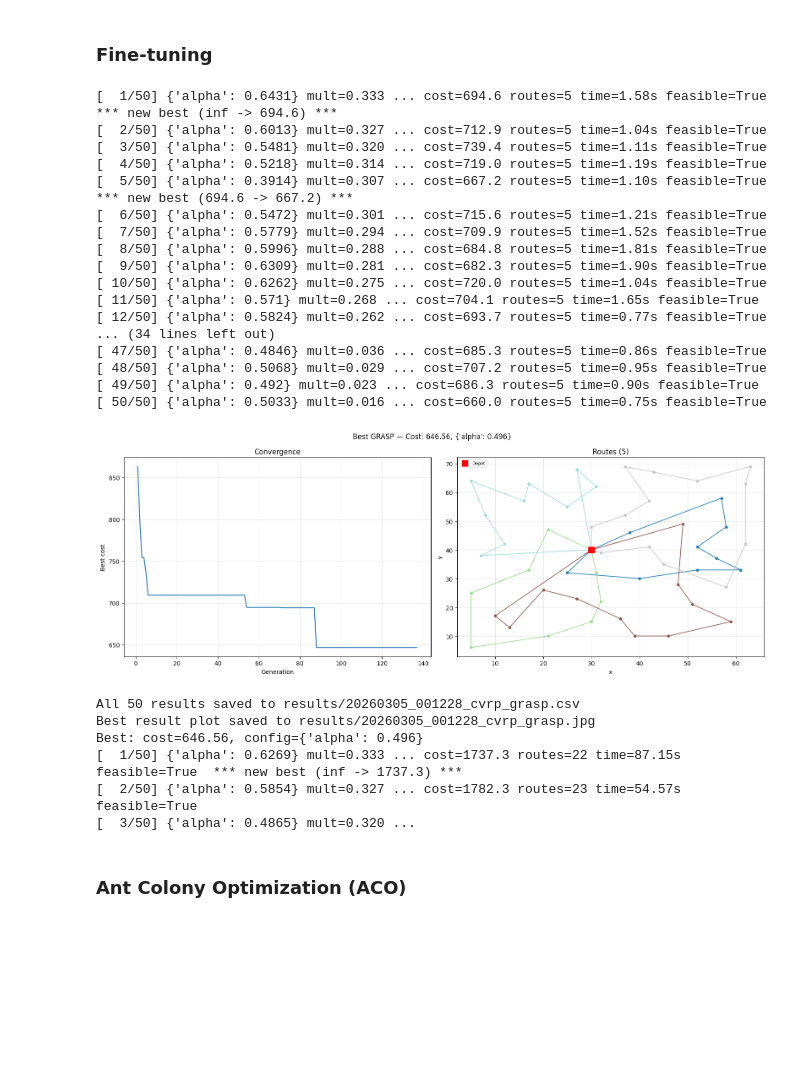
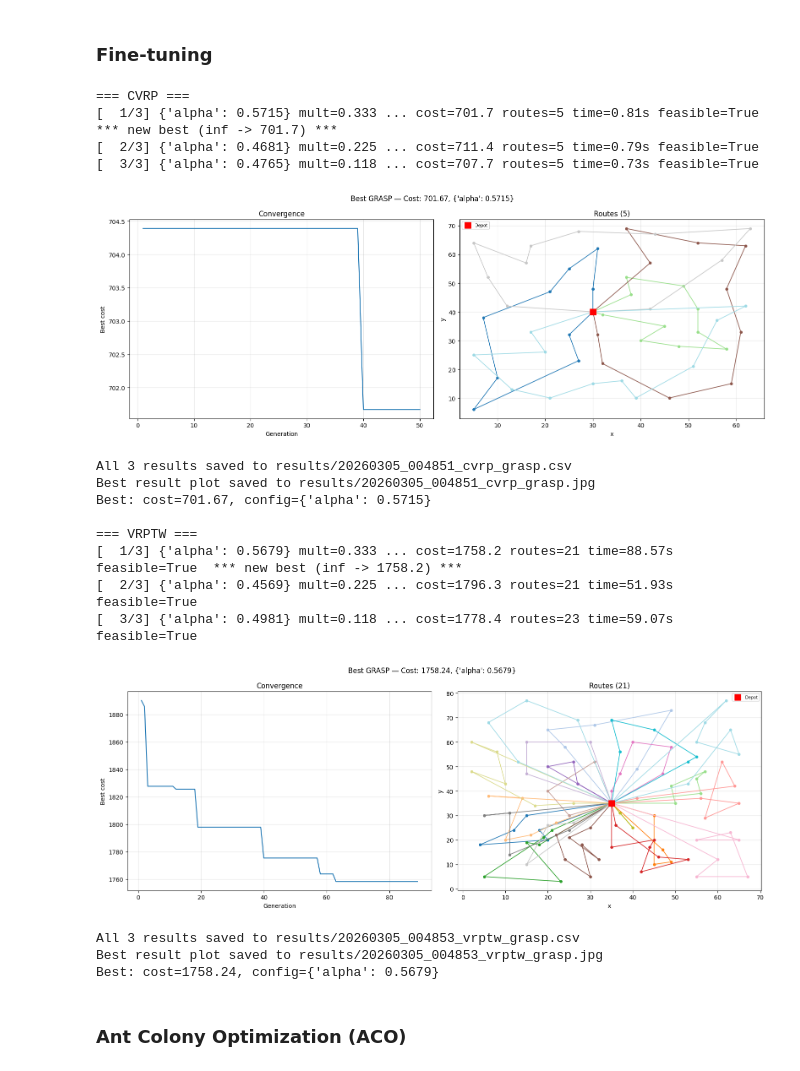
Before and after one commit to giustacchini/iops-aco, a Jupyter notebook: iops-aco-giustacchini-kutny.ipynb, the cells around one changed output. Saved outputs shown, nothing was run; the diff lists cells and outputs as text; code cells hidden in the pictures; blank space fills up the shorter version.

```diff
--- a/iops-aco-giustacchini-kutny.ipynb
+++ b/iops-aco-giustacchini-kutny.ipynb
@@ -14,7 +14,11 @@ from datetime import datetime
 
 np.random.seed(12345)
 
-FINE_TUNE_GRASP = 50
+FINE_TUNE_GRASP = 3
+FINE_TUNE_AS = 3
+FINE_TUNE_MMAS = 3
+FINE_TUNE_ACS = 3
+FINE_TUNE_AMTS = 3
 # %% [markdown]
 ### Data loading
 # %%
@@ -555,11 +559,11 @@ if FINE_TUNE_GRASP > 0:
     best_alpha = 0.5
 
     def grasp_config(multiplier):
-        alpha_step = multiplier / 2.0
+        s = multiplier / 2.0
         return {
             "alpha": round(np.random.uniform(
-                max(0.0, best_alpha - alpha_step),
-                min(1.0, best_alpha + alpha_step),
+                max(0.0, best_alpha - best_alpha * s),
+                min(1.0, best_alpha + best_alpha * s),
             ), 4),
         }
 
@@ -570,60 +574,55 @@ if FINE_TUNE_GRASP > 0:
         ])
         return solver.solve(instance)
 
+    print("=== CVRP ===")
     cvrp_routes, cvrp_cost, cvrp_history, best_cfg = fine_tune(
         instance=cvrp_data,
         run_name="_grasp",
         config_generator=grasp_config,
         result_generator=grasp_solver,
         n_iters=FINE_TUNE_GRASP,
     )
 
+    print("\n=== VRPTW ===")
     vrptw_routes, vrptw_cost, vrptw_history, best_cfg = fine_tune(
         instance=vrptw_data,
         run_name="_grasp",
         config_generator=grasp_config,
         result_generator=grasp_solver,
         n_iters=FINE_TUNE_GRASP,
     )
 else:
     grasp = GraspSolver(alpha=0.496, criteria=[MaxGenerations(50)])
     print("=== CVRP ===")
     start = time.monotonic()
     cvrp_routes, cvrp_cost, cvrp_history = grasp.solve(cvrp_data)
     elapsed = time.monotonic() - start
     print(f"  Cost: {cvrp_cost:.2f}, Routes: {len(cvrp_routes)}, Time: {elapsed:.2f}s, Generations: {len(cvrp_history)}, Feasible: {is_feasible_cvrp(cvrp_routes, cvrp_data)}")
 
     print("\n=== VRPTW ===")
     start = time.monotonic()
     grasp_vrptw = GraspSolver(alpha=0.3, criteria=[MaxGenerations(50)])
     vrptw_routes, vrptw_cost, vrptw_history = grasp_vrptw.solve(vrptw_data)
     elapsed = time.monotonic() - start
     print(f"  Cost: {vrptw_cost:.2f}, Routes: {len(vrptw_routes)}, Time: {elapsed:.2f}s, Generations: {len(cvrp_history)}, Feasible: {is_feasible_vrptw(vrptw_routes, vrptw_data)}")
 # %% [output]
-[  1/50] {'alpha': 0.6431} mult=0.333 ... cost=694.6 routes=5 time=1.58s feasible=True  *** new best (inf -> 694.6) ***
-[  2/50] {'alpha': 0.6013} mult=0.327 ... cost=712.9 routes=5 time=1.04s feasible=True
-[  3/50] {'alpha': 0.5481} mult=0.320 ... cost=739.4 routes=5 time=1.11s feasible=True
-[  4/50] {'alpha': 0.5218} mult=0.314 ... cost=719.0 routes=5 time=1.19s feasible=True
-[  5/50] {'alpha': 0.3914} mult=0.307 ... cost=667.2 routes=5 time=1.10s feasible=True  *** new best (694.6 -> 667.2) ***
-[  6/50] {'alpha': 0.5472} mult=0.301 ... cost=715.6 routes=5 time=1.21s feasible=True
-[  7/50] {'alpha': 0.5779} mult=0.294 ... cost=709.9 routes=5 time=1.52s feasible=True
-[  8/50] {'alpha': 0.5996} mult=0.288 ... cost=684.8 routes=5 time=1.81s feasible=True
-[  9/50] {'alpha': 0.6309} mult=0.281 ... cost=682.3 routes=5 time=1.90s feasible=True
-[ 10/50] {'alpha': 0.6262} mult=0.275 ... cost=720.0 routes=5 time=1.04s feasible=True
-[ 11/50] {'alpha': 0.571} mult=0.268 ... cost=704.1 routes=5 time=1.65s feasible=True
-[ 12/50] {'alpha': 0.5824} mult=0.262 ... cost=693.7 routes=5 time=0.77s feasible=True
-... (34 lines left out)
-[ 47/50] {'alpha': 0.4846} mult=0.036 ... cost=685.3 routes=5 time=0.86s feasible=True
-[ 48/50] {'alpha': 0.5068} mult=0.029 ... cost=707.2 routes=5 time=0.95s feasible=True
-[ 49/50] {'alpha': 0.492} mult=0.023 ... cost=686.3 routes=5 time=0.90s feasible=True
-[ 50/50] {'alpha': 0.5033} mult=0.016 ... cost=660.0 routes=5 time=0.75s feasible=True
+=== CVRP ===
+[  1/3] {'alpha': 0.5715} mult=0.333 ... cost=701.7 routes=5 time=0.81s feasible=True  *** new best (inf -> 701.7) ***
+[  2/3] {'alpha': 0.4681} mult=0.225 ... cost=711.4 routes=5 time=0.79s feasible=True
+[  3/3] {'alpha': 0.4765} mult=0.118 ... cost=707.7 routes=5 time=0.73s feasible=True
-[figure, old version]
+[figure, new version]
-All 50 results saved to results/20260305_001228_cvrp_grasp.csv
-Best result plot saved to results/20260305_001228_cvrp_grasp.jpg
-Best: cost=646.56, config={'alpha': 0.496}
-[  1/50] {'alpha': 0.6269} mult=0.333 ... cost=1737.3 routes=22 time=87.15s feasible=True  *** new best (inf -> 1737.3) ***
-[  2/50] {'alpha': 0.5854} mult=0.327 ... cost=1782.3 routes=23 time=54.57s feasible=True
-[  3/50] {'alpha': 0.4865} mult=0.320 ...
+All 3 results saved to results/20260305_004851_cvrp_grasp.csv
+Best result plot saved to results/20260305_004851_cvrp_grasp.jpg
+Best: cost=701.67, config={'alpha': 0.5715}
+
+=== VRPTW ===
+[  1/3] {'alpha': 0.5679} mult=0.333 ... cost=1758.2 routes=21 time=88.57s feasible=True  *** new best (inf -> 1758.2) ***
+[  2/3] {'alpha': 0.4569} mult=0.225 ... cost=1796.3 routes=21 time=51.93s feasible=True
+[  3/3] {'alpha': 0.4981} mult=0.118 ... cost=1778.4 routes=23 time=59.07s feasible=True
+[figure, added]
+All 3 results saved to results/20260305_004853_vrptw_grasp.csv
+Best result plot saved to results/20260305_004853_vrptw_grasp.jpg
+Best: cost=1758.24, config={'alpha': 0.5679}
 # %% [markdown]
 ### Ant Colony Optimization (ACO)
 # %% [markdown]
```
Also changed, not shown: parts of 8 cells of this notebook.
